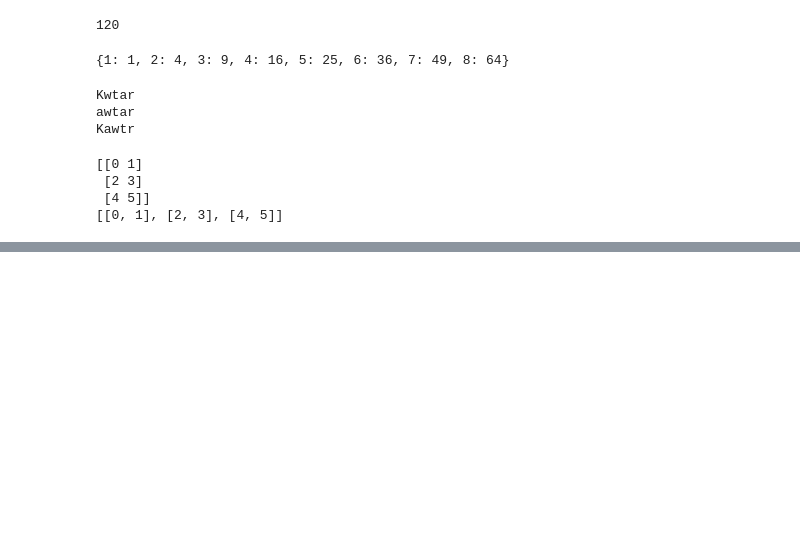
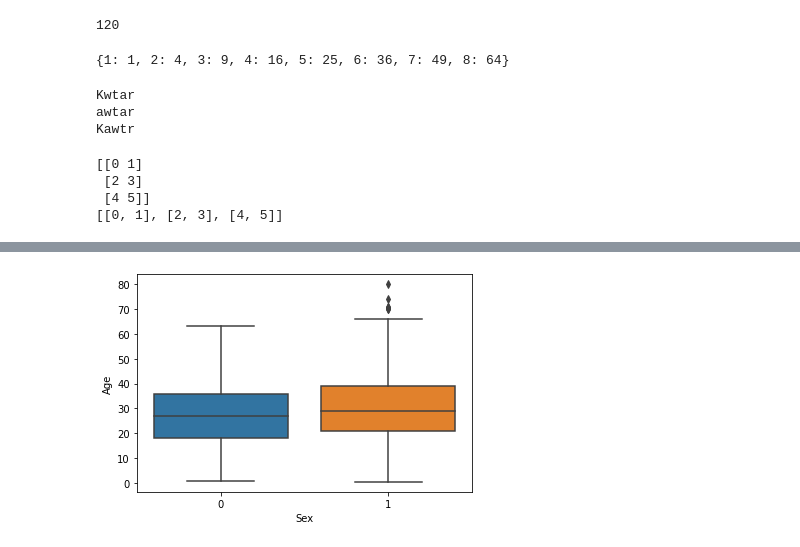
Before and after one commit to Kawtarms/AI, a Jupyter notebook: Checkpoint2-Copy1.ipynb, the cells around one changed output, grey strips where cells are left out. Cells and saved outputs as stored; diff of their text form; code cells hidden in the pictures; blank space fills up the shorter version.

```diff
--- a/Checkpoint2-Copy1.ipynb
+++ b/Checkpoint2-Copy1.ipynb
@@ -65,0 +231,4 @@ print(int(square_root))
+# %%
+ax = sns.boxplot(x=df_titanic['Sex'], y=df_titanic['Age'])
+# %% [output]
+[figure, added]
```
Also changed, not shown: parts of 28 cells of this notebook.
